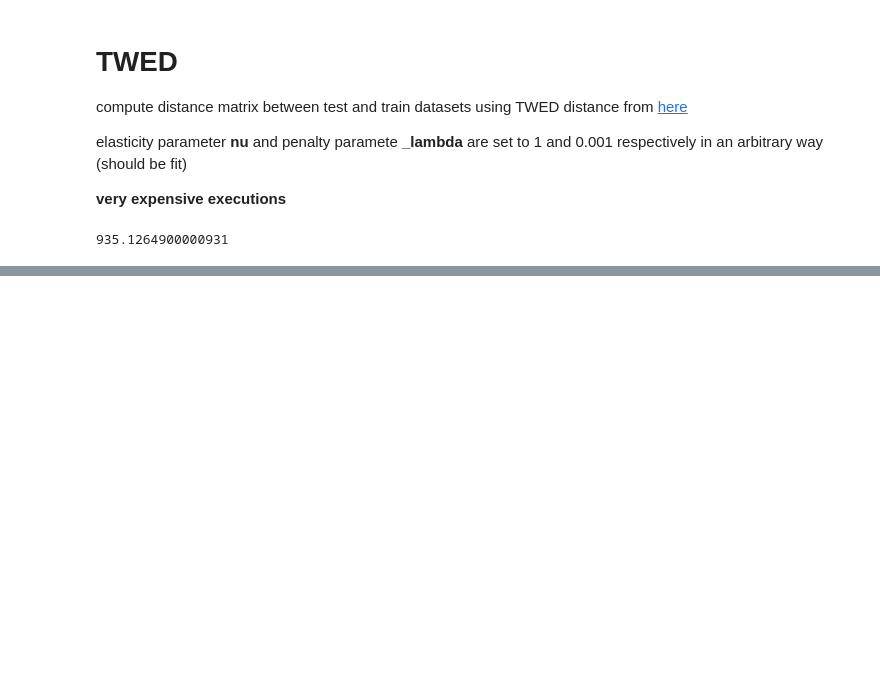
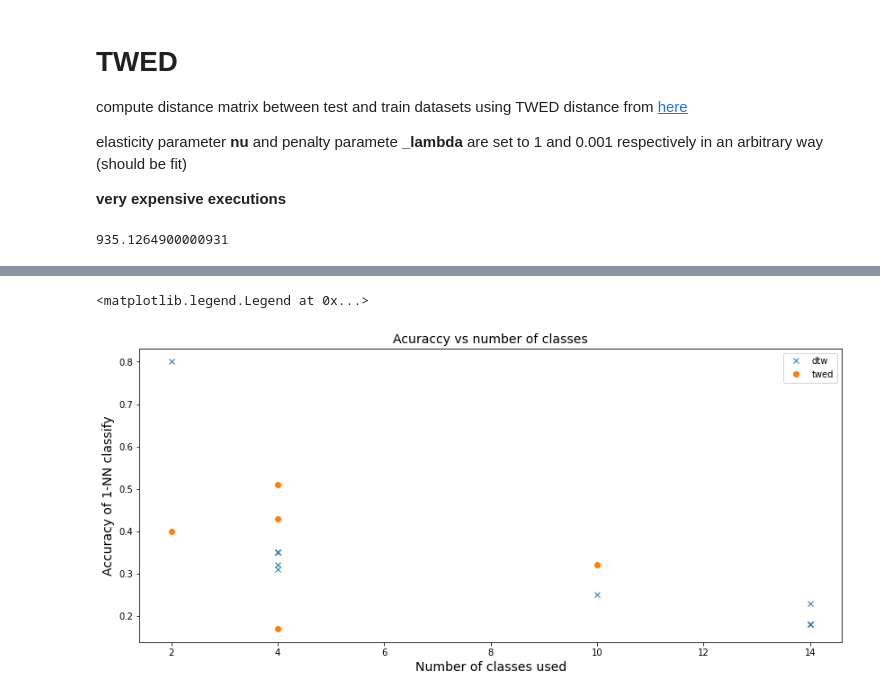
Before and after one commit to frmunozz/irregular-bag-of-pattern, a Jupyter notebook: notebooks/BruteForce.ipynb, the cells around one changed output, grey strips where cells are left out. Cells and saved outputs as stored; diff of their text form; code cells hidden in the pictures; blank space fills up the shorter version.

```diff
--- a/notebooks/BruteForce.ipynb
+++ b/notebooks/BruteForce.ipynb
@@ -458,0 +582,13 @@ b - a
+# %%
+dtw_acc = [0.8, 0.31, 0.35, 0.32, 0.35, 0.35, 0.25, 0.18, 0.18, 0.18, 0.23]
+fig = plt.figure(figsize=(14, 6))
+plt.plot([2, 4, 4, 4, 4, 4, 10, 14, 14, 14, 14], dtw_acc, 'x', label="dtw")
+twed_acc = [0.4, 0.17, 0.51, 0.43, 0.32]
+plt.plot([2, 4, 4, 4, 10], twed_acc, 'o', label="twed")
+plt.xlabel("Number of classes used", fontsize=14)
+plt.ylabel("Accuracy of 1-NN classify", fontsize=14)
+plt.title("Acuraccy vs number of classes", fontsize=14)
+plt.legend()
+# %% [output]
+<matplotlib.legend.Legend at 0x...>
+[figure, added]
```
Also changed, not shown: parts of 25 cells of this notebook, 2 other files.
